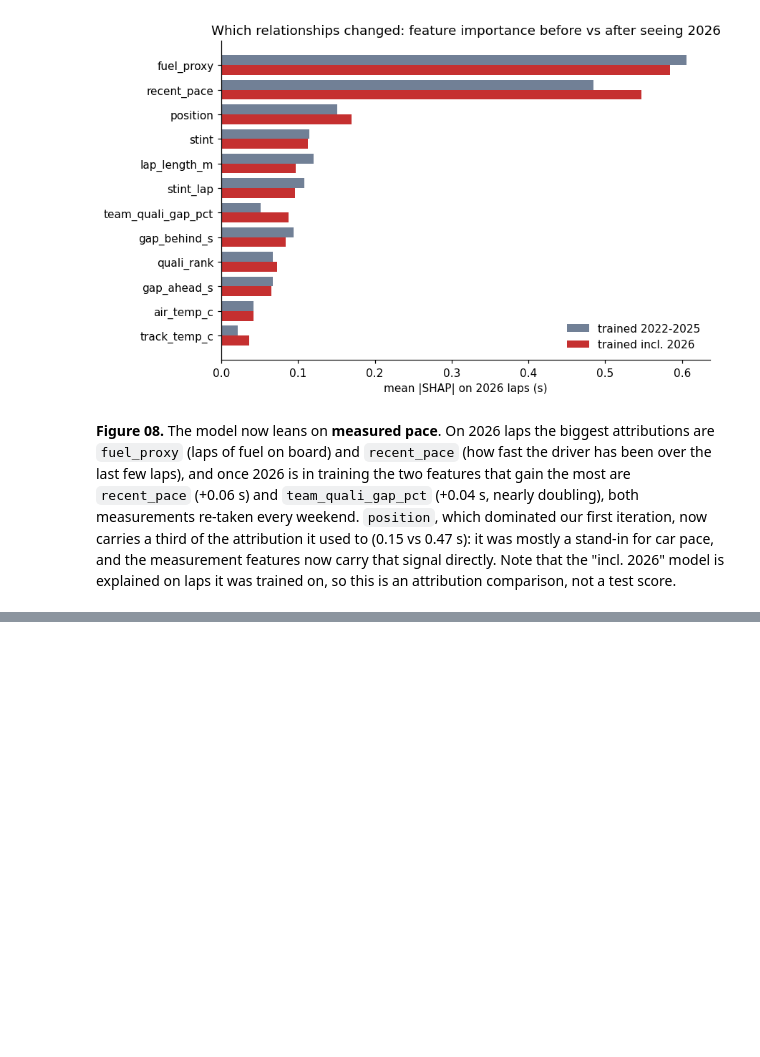
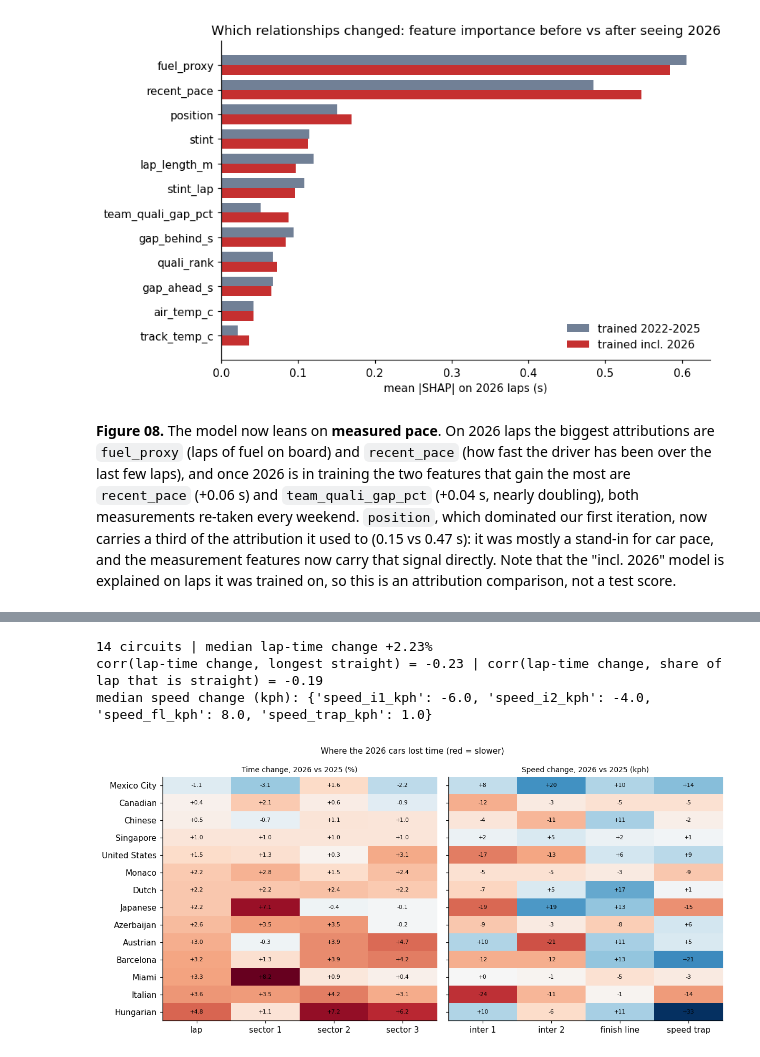
Before and after one commit to sagrawal11/DIS-ML-Final-Project, a Jupyter notebook: notebooks/07_diagnosis.ipynb, the cells around one changed output, grey strips where cells are left out. Drawn from its saved outputs; the diff is of its cells as text; code cells hidden in the pictures; blank space fills up the shorter version.

```diff
--- a/notebooks/07_diagnosis.ipynb
+++ b/notebooks/07_diagnosis.ipynb
@@ -71,0 +86,31 @@ plt.tight_layout(); plt.savefig('figures/08_shap_comparison.png', dpi=150); plt.
+# %%
+pair = df[df.season.isin([2025, 2026])]
+sect = ['lap_time_s', 'sector1_s', 'sector2_s', 'sector3_s']
+traps = ['speed_i1_kph', 'speed_i2_kph', 'speed_fl_kph', 'speed_trap_kph']
+med = pair.groupby(['circuit', 'season'])[sect + traps].median().unstack('season').dropna()
+pct = pd.DataFrame({c: (med[(c, 2026)] / med[(c, 2025)] - 1) * 100 for c in sect})
+kph = pd.DataFrame({c: med[(c, 2026)] - med[(c, 2025)] for c in traps})
+pct = pct.sort_values('lap_time_s'); kph = kph.loc[pct.index]
+straight = df.groupby('circuit')[['longest_straight_m', 'frac_straight']].first().loc[pct.index]
+print(f'{len(pct)} circuits | median lap-time change {pct.lap_time_s.median():+.2f}%')
+print('corr(lap-time change, longest straight) = %.2f | corr(lap-time change, share of lap that is straight) = %.2f'
+      % (pct.lap_time_s.corr(straight.longest_straight_m), pct.lap_time_s.corr(straight.frac_straight)))
+print('median speed change (kph):', kph.median().round(1).to_dict())
+
+fig, axs = plt.subplots(1, 2, figsize=(11, 5.2), gridspec_kw={'width_ratios': [4, 4]})
+for ax, data, title, unit in [(axs[0], pct, 'Time change, 2026 vs 2025 (%)', '%'), (axs[1], kph, 'Speed change, 2026 vs 2025 (kph)', '')]:
+    lim = np.nanmax(np.abs(data.values))
+    im = ax.imshow(data.values, cmap='RdBu_r' if unit else 'RdBu', vmin=-lim, vmax=lim, aspect='auto')
+    for (r, c), v in np.ndenumerate(data.values):
+        ax.text(c, r, f'{v:+.1f}' if unit else f'{v:+.0f}', ha='center', va='center', fontsize=7)
+    ax.set_xticks(range(data.shape[1])); ax.set_yticks(range(data.shape[0])); ax.set_yticklabels(data.index)
+    ax.set_title(title, fontsize=9)
+axs[0].set_xticklabels(['lap', 'sector 1', 'sector 2', 'sector 3'])
+axs[1].set_xticklabels(['inter 1', 'inter 2', 'finish line', 'speed trap']); axs[1].set_yticklabels([])
+fig.suptitle('Where the 2026 cars lost time (red = slower)', fontsize=10)
+plt.tight_layout(); plt.savefig('figures/15_where_2026_slower.png', dpi=150); plt.show()
+# %% [output]
+14 circuits | median lap-time change +2.23%
+corr(lap-time change, longest straight) = -0.23 | corr(lap-time change, share of lap that is straight) = -0.19
+median speed change (kph): {'speed_i1_kph': -6.0, 'speed_i2_kph': -4.0, 'speed_fl_kph': 8.0, 'speed_trap_kph': 1.0}
+[figure, added]
```
Also changed, not shown: parts of 16 cells of this notebook, 7 other files.
